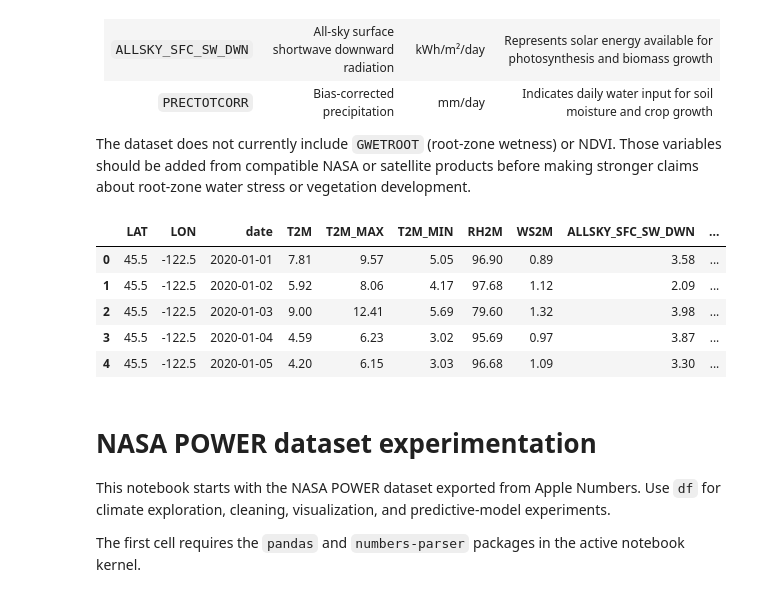
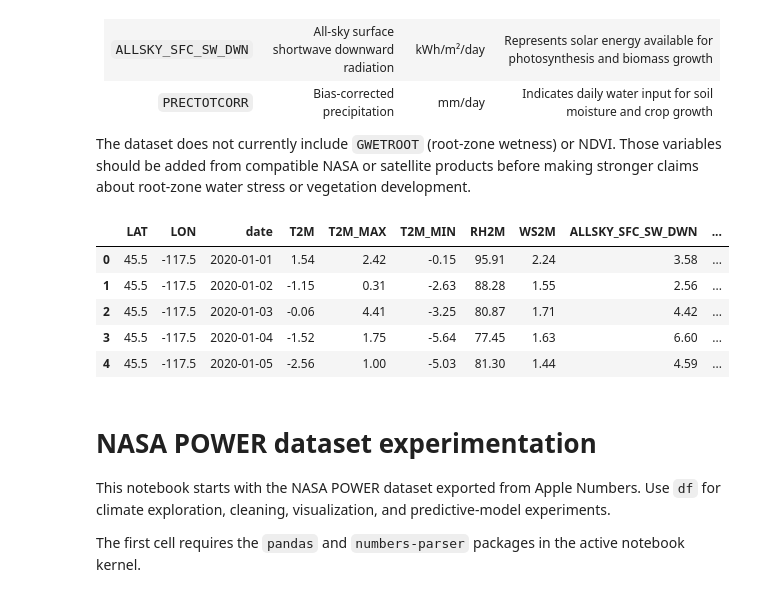
Before and after one commit to linglingms/nasaspaceapp2026, a Jupyter notebook: dataset experimentation nasa.ipynb, the cells around one changed output. Drawn from its saved outputs; the diff is of its cells as text; code cells hidden in the pictures.

```diff
--- a/dataset experimentation nasa.ipynb
+++ b/dataset experimentation nasa.ipynb
@@ -20,31 +20,31 @@ The dataset does not currently include `GWETROOT` (root-zone wetness) or NDVI. T
 # %%
 from pathlib import Path
 
 import pandas as pd
 from numbers_parser import Document
 
 numbers_path = Path(
     "/Users/warrenbuenarte/Library/CloudStorage/OneDrive-Personal/"
-    "power_df2_c.numbers"
+    "power_df3_c.numbers"
 )
 if not numbers_path.exists():
     raise FileNotFoundError(f"Dataset not found: {numbers_path}")
 
 document = Document(str(numbers_path))
 table = document.sheets[0].tables[0]
 rows = [[cell.value for cell in row] for row in table.rows()]
 if not rows:
     raise ValueError("The Numbers workbook does not contain any rows")
 
 df = pd.DataFrame(rows[1:], columns=rows[0])
 df.head()
 # %% [output]
 |  | LAT | LON | date | T2M | T2M_MAX | T2M_MIN | RH2M | WS2M | ALLSKY_SFC_SW_DWN | ... |
-| 0 | 45.5 | -122.5 | 2020-01-01 | 7.81 | 9.57 | 5.05 | 96.90 | 0.89 | 3.58 | ... |
-| 1 | 45.5 | -122.5 | 2020-01-02 | 5.92 | 8.06 | 4.17 | 97.68 | 1.12 | 2.09 | ... |
-| 2 | 45.5 | -122.5 | 2020-01-03 | 9.00 | 12.41 | 5.69 | 79.60 | 1.32 | 3.98 | ... |
-| 3 | 45.5 | -122.5 | 2020-01-04 | 4.59 | 6.23 | 3.02 | 95.69 | 0.97 | 3.87 | ... |
-| 4 | 45.5 | -122.5 | 2020-01-05 | 4.20 | 6.15 | 3.03 | 96.68 | 1.09 | 3.30 | ... |
+| 0 | 45.5 | -117.5 | 2020-01-01 | 1.54 | 2.42 | -0.15 | 95.91 | 2.24 | 3.58 | ... |
+| 1 | 45.5 | -117.5 | 2020-01-02 | -1.15 | 0.31 | -2.63 | 88.28 | 1.55 | 2.56 | ... |
+| 2 | 45.5 | -117.5 | 2020-01-03 | -0.06 | 4.41 | -3.25 | 80.87 | 1.71 | 4.42 | ... |
+| 3 | 45.5 | -117.5 | 2020-01-04 | -1.52 | 1.75 | -5.64 | 77.45 | 1.63 | 6.60 | ... |
+| 4 | 45.5 | -117.5 | 2020-01-05 | -2.56 | 1.00 | -5.03 | 81.30 | 1.44 | 4.59 | ... |
 # %% [markdown]
 # NASA POWER dataset experimentation
 
```
Also changed, not shown: parts of 12 cells of this notebook, 3 other files.
